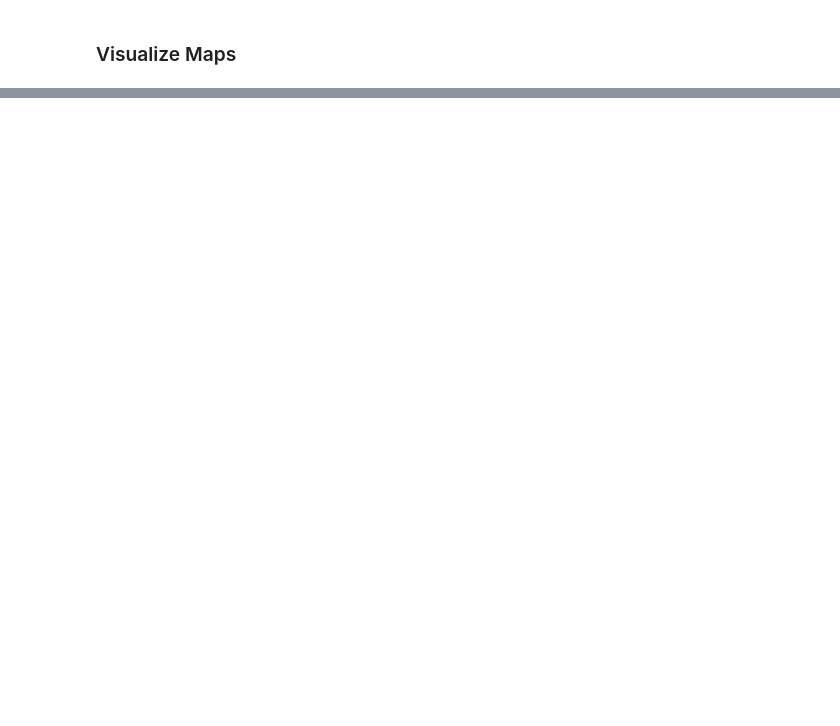
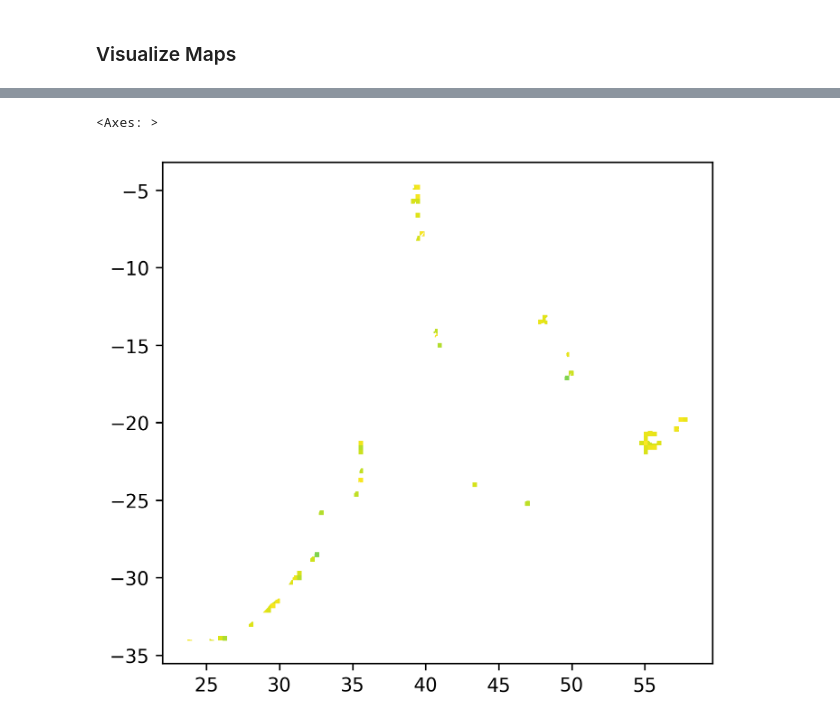
Before and after one commit to fahminlb33/autogbifml, a Jupyter notebook: notebooks/inference.ipynb, the cells around one changed output, grey strips where cells are left out. Saved outputs shown, nothing was run; the diff lists cells and outputs as text; code cells hidden in the pictures; blank space fills up the shorter version.

```diff
--- a/notebooks/inference.ipynb
+++ b/notebooks/inference.ipynb
@@ -81,6 +92,6 @@ ConfusionMatrixDisplay.from_predictions(y_test, y_pred, ax=ax, colorbar=False)
 # %%
-gpd_africa = gpd.read_file("../dataset/africa/shp/grid-sea-africa-zoned.shp")
-gpd_australia = gpd.read_file("../dataset/australia/shp/grid-sea-australia-zoned.shp")
+gdf_africa = gpd.read_file("../dataset/africa/shp/grid-sea-africa-zoned.shp")
+gdf_australia = gpd.read_file("../dataset/australia/shp/grid-sea-australia-zoned.shp")
 # %%
-df_africa = pd.read_parquet("../dataset/combined/zonal/africa.parquet")
-df_australia = pd.read_parquet("../dataset/combined/zonal/australia.parquet")
+df_africa = pd.read_parquet("../dataset/zonal/africa.parquet")
+df_australia = pd.read_parquet("../dataset/zonal/australia.parquet")
@@ -358,0 +183,21 @@ plt.show()
+# %%
+def create_geojson(clf: XGBClassifier, df_environ: pd.DataFrame, gdf_zones: gpd.GeoDataFrame):
+    # summarize over month
+    df_map_exp = df_environ[df_environ["ts"].dt.year == 2023].groupby(["zone_id", df_environ["ts"].dt.month])[sel_cols].mean().dropna().reset_index()
+
+    # run predictions
+    df_map_exp["pred_class"] = clf.predict(df_map_exp[sel_cols])
+    df_map_exp["pred_proba"] = np.log(clf.predict_proba(df_map_exp[sel_cols])[:, 1])
+
+    # remove absence
+    df_map_exp = df_map_exp[df_map_exp["pred_class"] == 1]
+
+    # select zone
+    gdf_map_zones = gdf_zones[["ZONE_ID", "geometry"]].copy().rename(columns={"ZONE_ID": "zone_id"})
+
+    # merge
+    return gpd.GeoDataFrame(pd.merge(df_map_exp, gdf_map_zones, on="zone_id"))
+# %%
+df_con = create_geojson(clf, df_africa, gdf_africa)
+df_con.to_file("africa.json", driver="GeoJSON")
+df_con.head()
@@ -358,0 +211,5 @@ plt.show()
+# %%
+df_con.plot(column="pred_proba")
+# %% [output]
+<Axes: >
+[figure, added]
```
Also changed, not shown: parts of 49 cells of this notebook, 14 other files.
